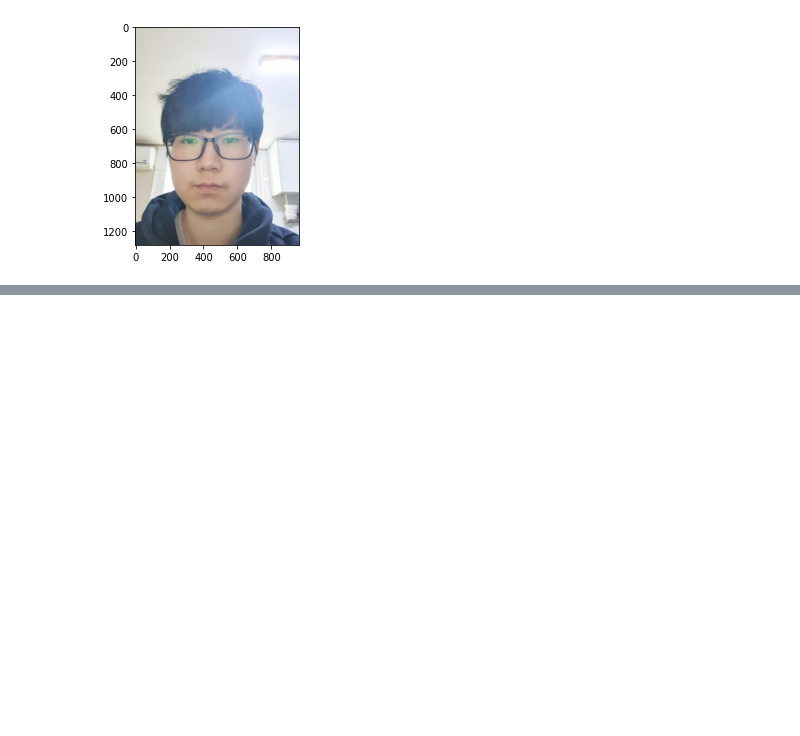
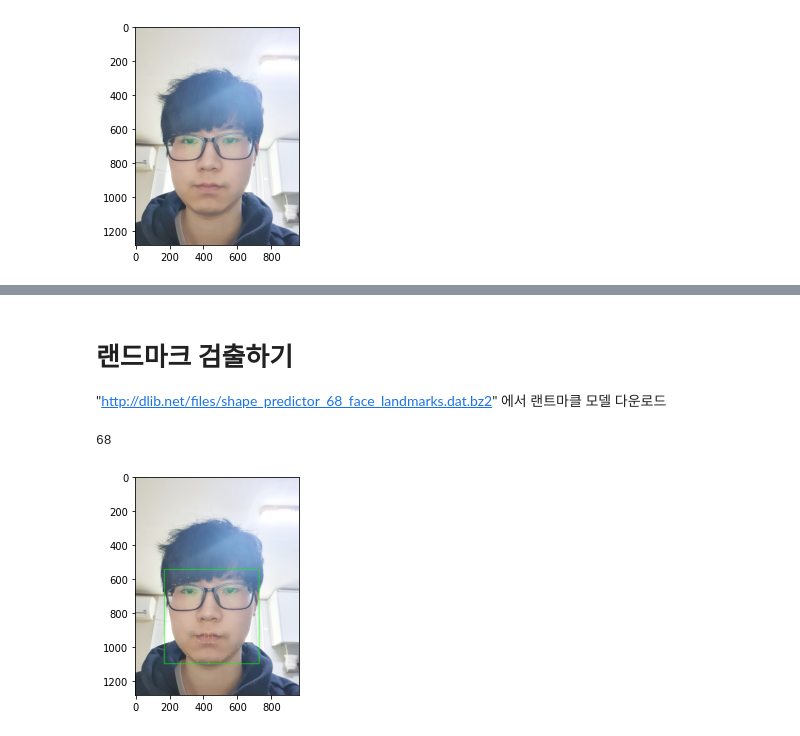
Before and after one commit to kkalkkkal/AIFFEL, a Jupyter notebook: 3. 카메라 스티커앱 만들기 첫걸음/고양이 수염 필터.ipynb, the cells around one changed output, grey strips where cells are left out. Drawn from its saved outputs; the diff is of its cells as text; code cells hidden in the pictures; blank space fills up the shorter version.

```diff
--- a/3. 카메라 스티커앱 만들기 첫걸음/고양이 수염 필터.ipynb
+++ b/3. 카메라 스티커앱 만들기 첫걸음/고양이 수염 필터.ipynb
@@ -115,0 +110,4 @@ SyntaxError: invalid syntax (Temp/ipykernel_19976/3870084678.py, line 3)
+# %% [markdown]
+# 랜드마크 검출하기
+
+"http://dlib.net/files/shape_predictor_68_face_landmarks.dat.bz2" 에서 랜트마클 모델 다운로드
@@ -115,0 +119,23 @@ SyntaxError: invalid syntax (Temp/ipykernel_19976/3870084678.py, line 3)
+# %%
+list_landmarks = []
+
+# 얼굴 영역 박스 마다 face landmark를 찾아냅니다
+for dlib_rect in dlib_rects:
+    points = landmark_predictor(img_rgb, dlib_rect)
+    # face landmark 좌표를 저장해둡니다
+    list_points = list(map(lambda p: (p.x, p.y), points.parts()))
+    list_landmarks.append(list_points)
+
+print(len(list_landmarks[0]))
+# %% [output]
+68
+# %%
+for landmark in list_landmarks:
+    for point in landmark:
+        cv2.circle(img_show, point, 2, (0, 255, 255), -1)
+
+img_show_rgb = cv2.cvtColor(img_show, cv2.COLOR_BGR2RGB)
+plt.imshow(img_show_rgb)
+plt.show()
+# %% [output]
+[figure, added]
```
Also changed, not shown: parts of 25 cells of this notebook.
